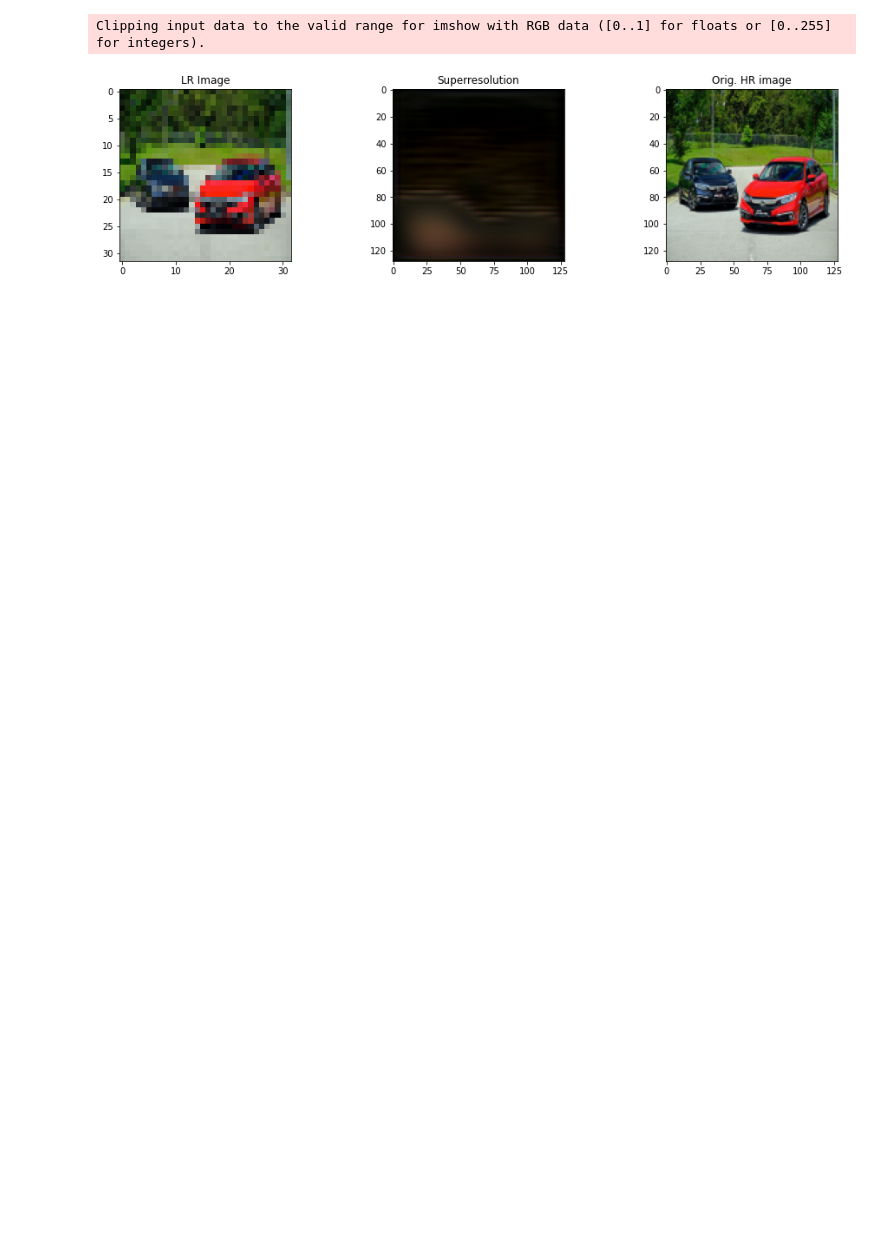
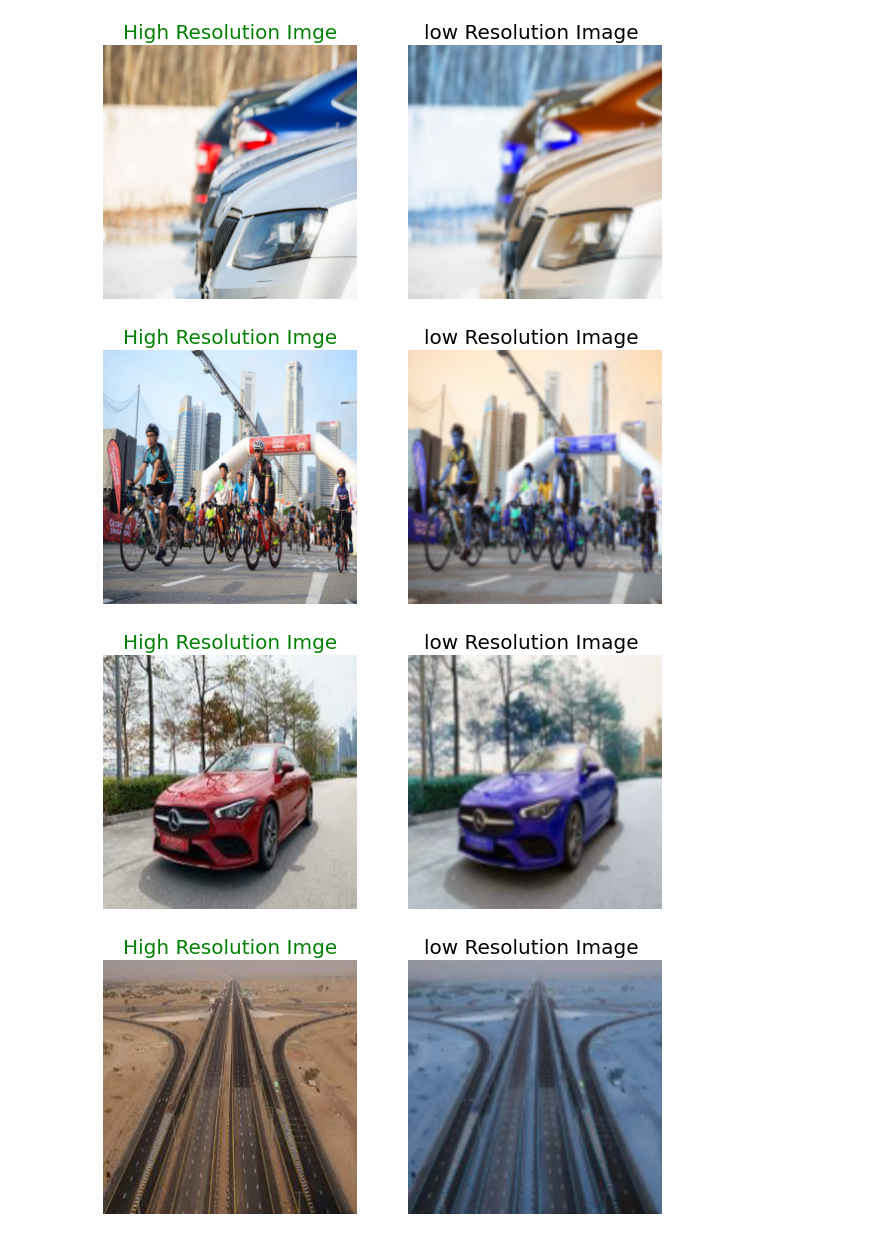
Before and after one commit to baleashvar/SRGAN, a Jupyter notebook: Untitled.ipynb, the cells around one changed output. Drawn from its saved outputs; the diff is of its cells as text; code cells hidden in the pictures; blank space fills up the shorter version.

Commit message:
srgan 2 3  related

```diff
--- a/Untitled.ipynb
+++ b/Untitled.ipynb
@@ -35,11 +4,0 @@ import matplotlib.pyplot as plt
-# %%
-
-train_dir = "data"
-
-for img in os.listdir( train_dir + "/original/"):
-    img_array = cv2.imread(train_dir + "/original/" + img)
-
-    img_array = cv2.resize(img_array, (128,128))
-    lr_img_array = cv2.resize(img_array,(32,32))
-    cv2.imwrite(train_dir+ "/hr_images/" + img, img_array)
-    cv2.imwrite(train_dir+ "/lr_images/"+ img, lr_img_array)
@@ -342,34 +19,0 @@ WARNING:tensorflow:Compiled the loaded model, but the compiled metrics have yet
-# %%
-#Test - perform super resolution using saved generator model
-from keras.models import load_model
-from numpy.random import randint
-
-#generator = load_model('/srgan3jupyter/gen_e_10.h5', compile=False)
-generator = load_model('bale.h5', compile=False)
-
-[X1, X2] = [lr_test, hr_test]
-# select random example
-ix = randint(0, len(X1), 1)
-src_image, tar_image = X1[ix], X2[ix]
-
-# generate image from source
-gen_image = generator.predict(src_image)
-
-
-# plot all three images
-
-plt.figure(figsize=(16, 8))
-plt.subplot(231)
-plt.title('LR Image')
-plt.imshow(src_image[0,:,:,:])
-plt.subplot(232)
-plt.title('Superresolution')
-plt.imshow(gen_image[0,:,:,:])
-plt.subplot(233)
-plt.title('Orig. HR image')
-plt.imshow(tar_image[0,:,:,:])
-
-plt.show()
-# %% [output]
-Clipping input data to the valid range for imshow with RGB data ([0..1] for floats or [0..255] for integers).
-[figure, removed]
@@ -375,0 +59,17 @@ Clipping input data to the valid range for imshow with RGB data ([0..1] for floa
+# %%
+for i in range(4):
+    a = np.random.randint(0,855)
+    plt.figure(figsize=(10,10))
+    plt.subplot(1,2,1)
+    plt.title('High Resolution Imge', color = 'green', fontsize = 20)
+    plt.imshow(high_img[a])
+    plt.axis('off')
+    plt.subplot(1,2,2)
+    plt.title('low Resolution Image ', color = 'black', fontsize = 20)
+    plt.imshow(low_img[a])
+    plt.axis('off')
+# %% [output]
+[figure, added]
+[figure, added]
+[figure, added]
+[figure, added]
```
Also changed, not shown: parts of 23 cells of this notebook, 1 other file.
